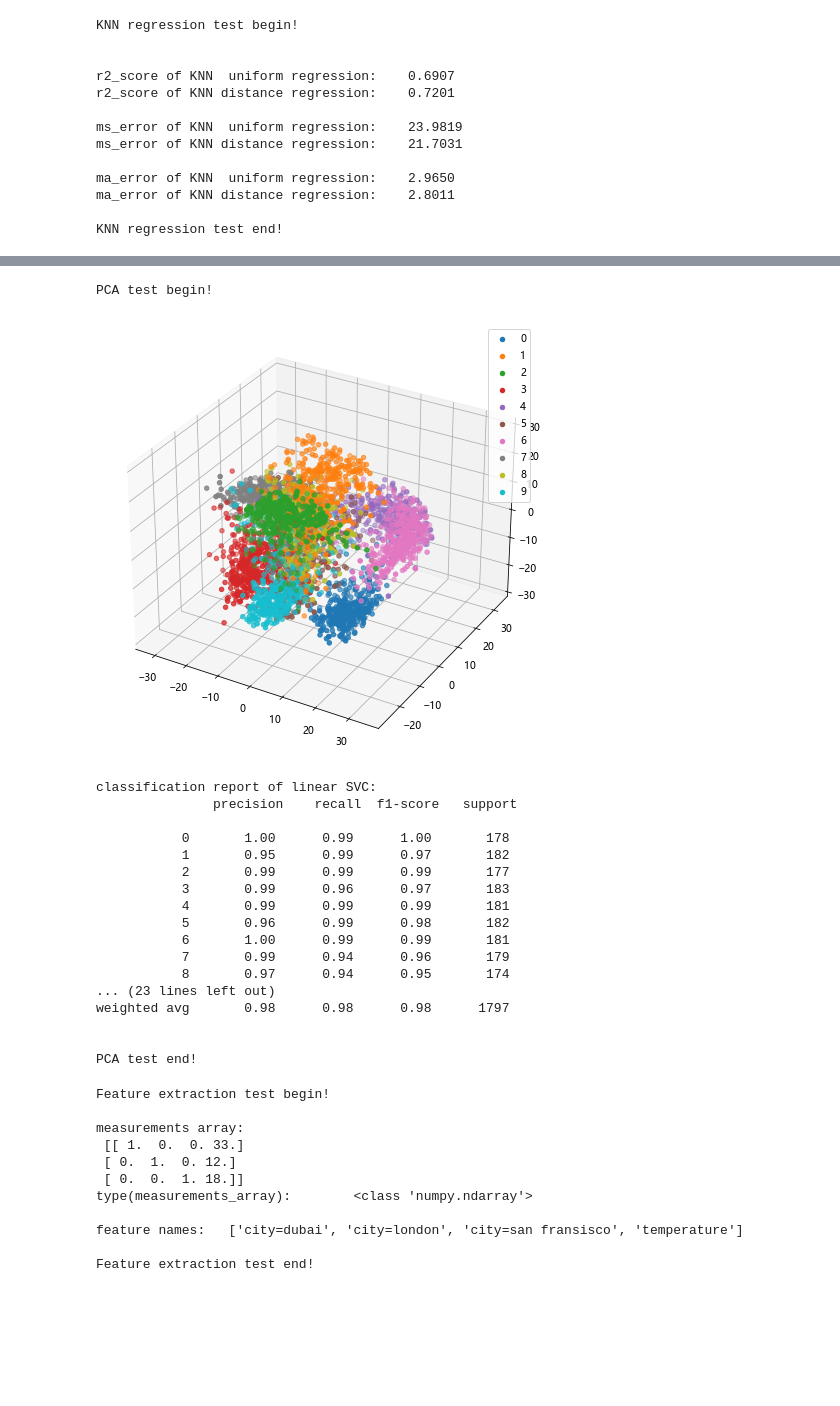
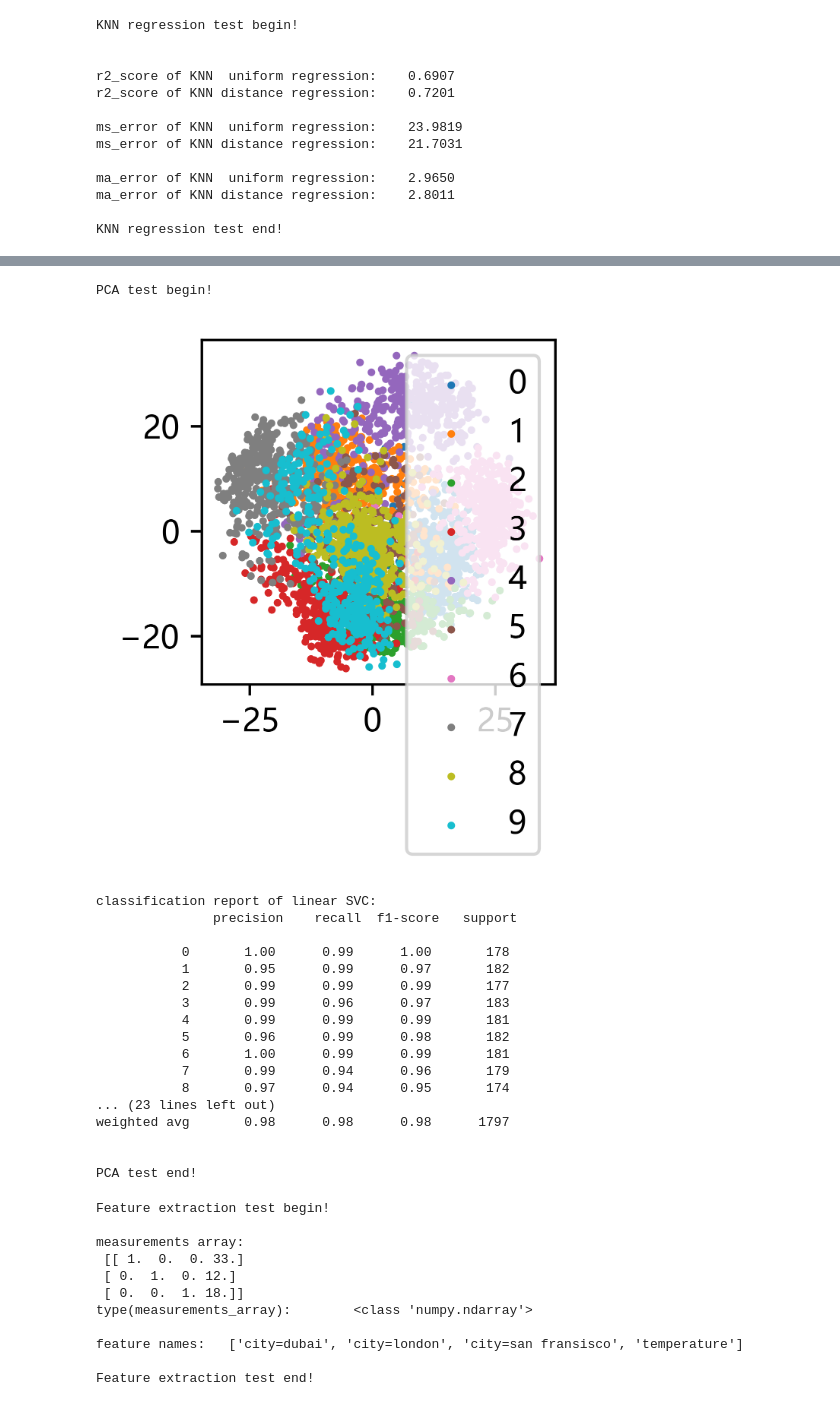
Before and after one commit to GuYueyueHH/Machine-learning, a Jupyter notebook: Machine learning kaggle/sklearn_test.ipynb, the cells around one changed output, grey strips where cells are left out. Saved outputs shown, nothing was run; the diff lists cells and outputs as text; code cells hidden in the pictures; blank space fills up the shorter version.

```diff
--- a/Machine learning kaggle/sklearn_test.ipynb
+++ b/Machine learning kaggle/sklearn_test.ipynb
@@ -701,45 +695,46 @@ x_train_pca = pca.fit_transform(x_train)
 x_test_pca = pca.transform(x_test)
 
 import matplotlib.pyplot as plt
-from mpl_toolkits.mplot3d import Axes3D
+# from mpl_toolkits.mplot3d import Axes3D
 
 def plot_pca_scatter():
-    fig = plt.figure(1,figsize=[6,6])
-    ax = Axes3D(fig)
+    fig = plt.figure(1,figsize=[6,6],dpi=600)
+    # ax = Axes3D(fig)
     # colors = ['black','ble']
     class_nums = 10
     for i in range(class_nums):
         px = x_train_pca[y_train==i][:,0]
         py = x_train_pca[y_train==i][:,1]
-        pz = x_train_pca[y_train==i][:,2]
-        ax.scatter(px,py,pz)
+        # pz = x_train_pca[y_train==i][:,2]
+        # ax.scatter(px,py,pz,s=0.8)
+        plt.scatter(px,py,s=2)
     legend_list = [str(i) for i in range(10)]
     plt.legend(legend_list)
     plt.show()
 plot_pca_scatter()
 
 from sklearn.svm import LinearSVC,SVC
 # lsvc = LinearSVC()
 lsvc = SVC(kernel='rbf')
 lsvc.fit(x_train,y_train)
 y_lsvc_predict = lsvc.predict(x_test)
 
 # lsvc_pca = LinearSVC()
 lsvc_pca = SVC(kernel='rbf')
 lsvc_pca.fit(x_train,y_train)
 y_lsvc_pca_predict = lsvc_pca.predict(x_test)
 
 from sklearn.metrics import classification_report
 legend_list = [str(i) for i in range(10)]
 cr_lsvc = classification_report(y_test,y_lsvc_predict)
 cr_lsvc_pca = classification_report(y_test,y_lsvc_pca_predict)
 print('classification report of linear SVC:\n',cr_lsvc)
 print('\nclassification report of PCA linear SVC:\n',cr_lsvc_pca)
 
 print('\nPCA test end!')
 # %% [output]
 PCA test begin!
-[figure, old version]
+[figure, new version]
 classification report of linear SVC:
                precision    recall  f1-score   support
 
```
Also changed, not shown: parts of 7 cells of this notebook.
